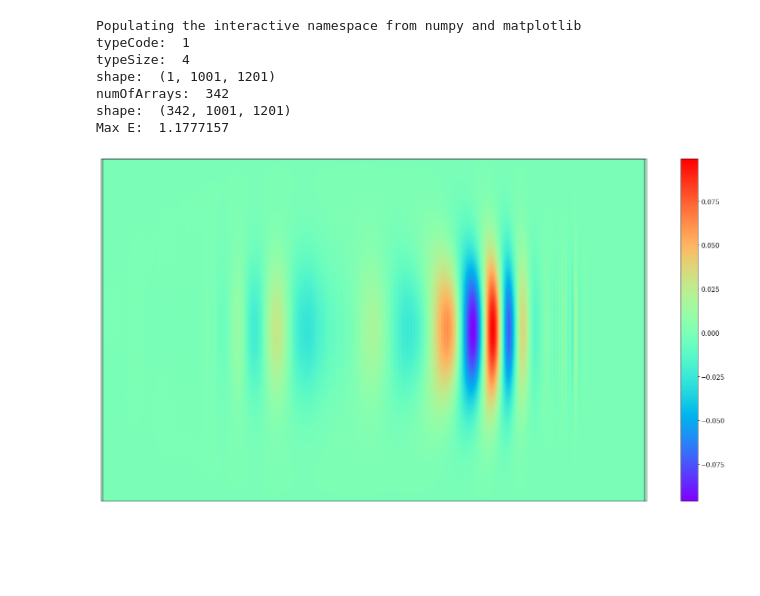
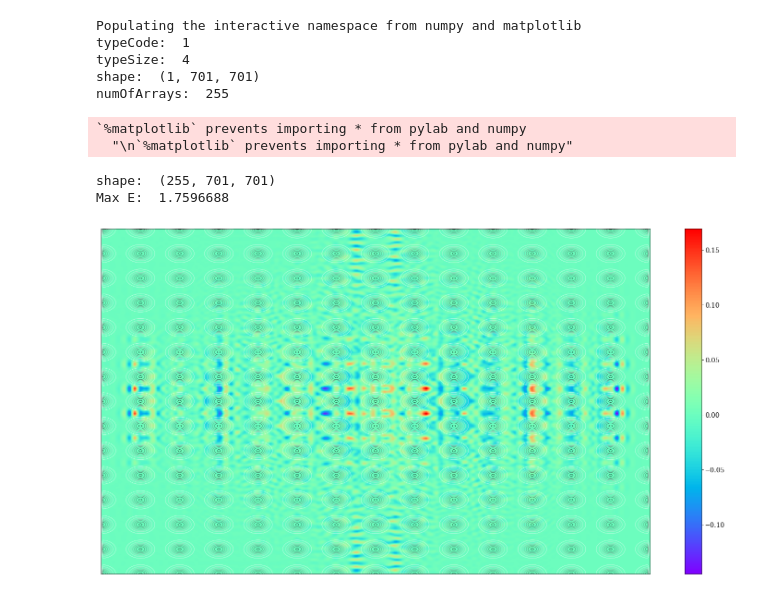
Before and after one commit to nimachm81/YEEFDTD, a Jupyter notebook: build/visualisation/Periodic Gaussian Plasma - large truncated lattice - time switch.ipynb, the cells around one changed output. Cells and saved outputs as stored; diff of their text form; code cells hidden in the pictures; blank space fills up the shorter version.

```diff
--- a/build/visualisation/Periodic Gaussian Plasma - large truncated lattice - time switch.ipynb
+++ b/build/visualisation/Periodic Gaussian Plasma - large truncated lattice - time switch.ipynb
@@ -10,9 +10,8 @@ from ReadBinary import *
 font = {'family' : 'serif', 'weight' : 'normal', 'size' : 14}
 matplotlib.rc('font', **font)
 
-fileSuffix = "-0"
-#folder = "../data/LargePeriodicLattice-GaussianPlasma/fp=1THz/"
-folder = "../data/2D/"
+fileSuffix = "-rot=0-fp=4-gamma=1-pitch=124-fwhmToPitch=0.435483873-swithTime=0.100000001"
+folder = "../data/LargePeriodicLattice-GaussianPlasma-TimeSwitched/"
 
 filename_E = folder+"E-x{}.data".format(fileSuffix)
 filename_Wp2 = folder+"Wp2-x{}.data".format(fileSuffix)
@@ -34,38 +33,40 @@ print("Max E: ", np.max(np.abs(E)))
 
 animate = True
 save_animation = False
 
 if animate:
     def animate_E(n):
         plt.clf()
         fig = plt.imshow(np.real(E[n, :,:]), cmap="rainbow", origin='lower', aspect='auto')
         plt.colorbar()
         plt.contour(np.real(Wp2[n, :,:]), cmap="Greys", linewidths=0.5)
         plt.xticks([])
         plt.yticks([])
         plt.pause(0.05)
 
         return fig
 
     if not save_animation:
         plt.ion()
         plt.figure(figsize=(7,6*(shape[0]/shape[1])))
 
         for n in range(E.shape[0]):
             animate_E(n)
     else:
         fig = plt.figure(figsize=(7,6*(shape[0]/shape[1])))
         anim = animation.FuncAnimation(fig, animate_E, frames=E.shape[0], interval=1, repeat=False)
         anim.save(folder + 'Efield-anim.mp4', writer="ffmpeg", fps=15, dpi=200)
 # %% [output]
 Populating the interactive namespace from numpy and matplotlib
 typeCode:  1
 typeSize:  4
-shape:  (1, 1001, 1201)
-numOfArrays:  342
-shape:  (342, 1001, 1201)
-Max E:  1.1777157
+shape:  (1, 701, 701)
+numOfArrays:  255
+`%matplotlib` prevents importing * from pylab and numpy
+  "\n`%matplotlib` prevents importing * from pylab and numpy"
+shape:  (255, 701, 701)
+Max E:  1.7596688
-[figure, old version]
+[figure, new version]
 # %%
 %pylab inline
 
```
Also changed, not shown: parts of 3 cells of this notebook, 11 other files.
